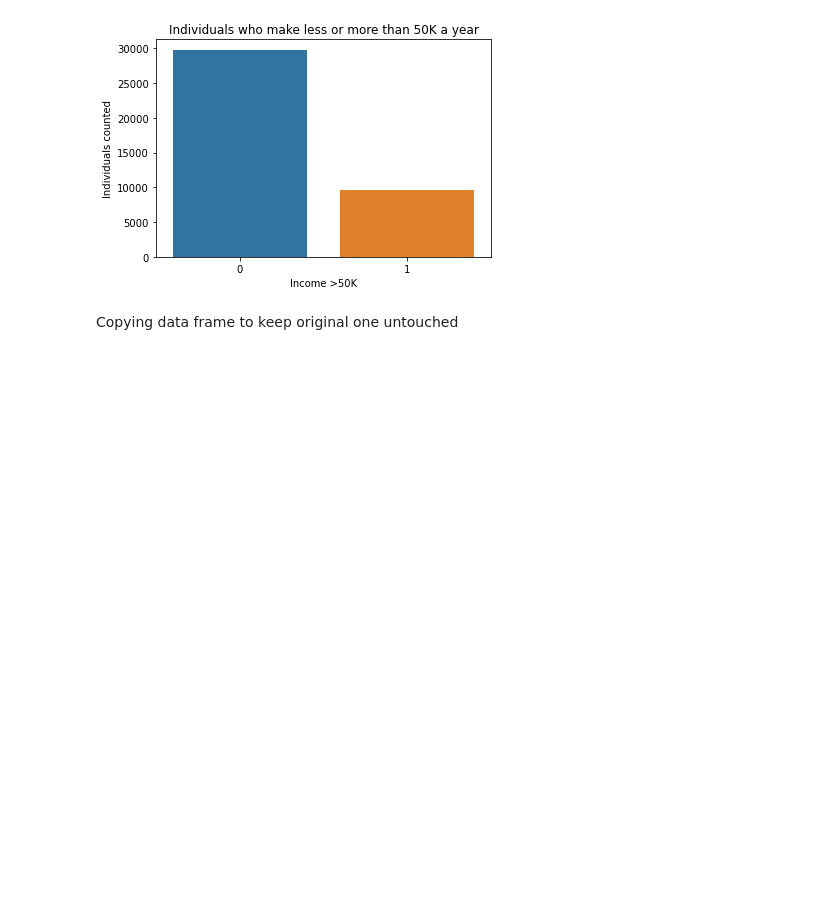
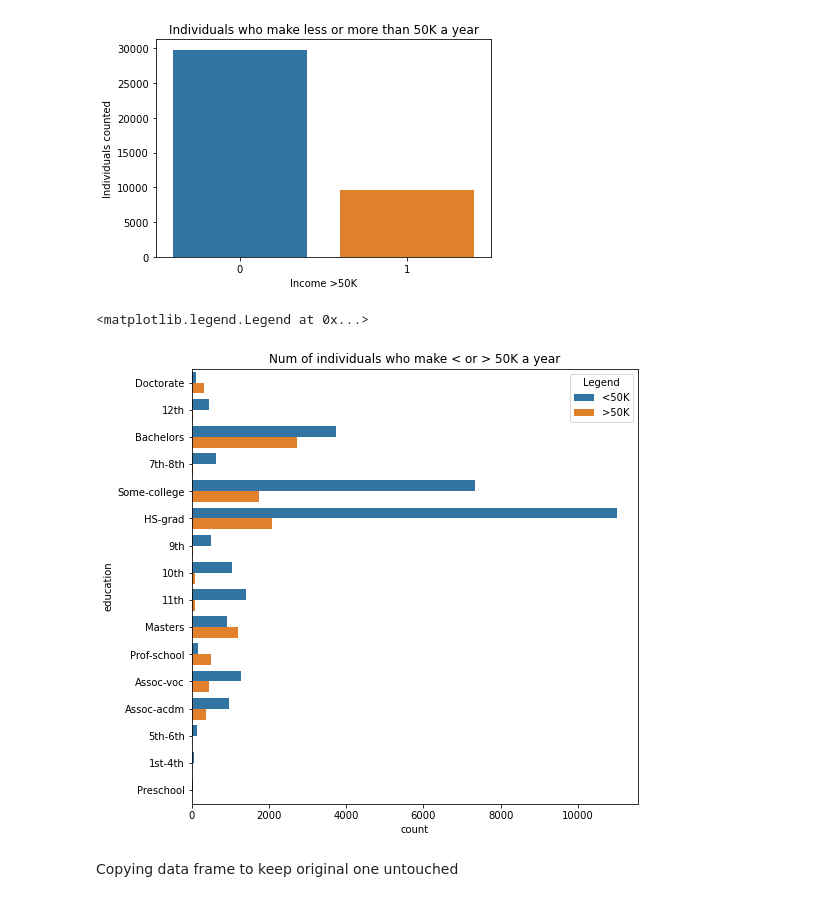
Before and after one commit to albetorres19/CapstoneSem2, a Jupyter notebook: index.ipynb, the cells around one changed output. Cells and saved outputs as stored; diff of their text form; code cells hidden in the pictures; blank space fills up the shorter version.

Commit message:
added bar plots

```diff
--- a/index.ipynb
+++ b/index.ipynb
@@ -114,6 +115,14 @@ plt.ylabel("Individuals counted")
 # %% [output]
 Text(0, 0.5, 'Individuals counted')
 [figure]
+# %%
+plt.figure(figsize=(8,8))
+# plt.set(title='individuals who make < or > 50K a year grouped by education')
+sns.countplot(y = "education", hue = "income_>50K", data = df).set(title='Num of individuals who make < or > 50K a year')
+plt.legend(title='Legend', loc='upper right', labels=['<50K', '>50K'])
+# %% [output]
+<matplotlib.legend.Legend at 0x...>
+[figure, added]
 # %% [markdown]
 Copying data frame to keep original one untouched
 # %%
```
Also changed, not shown: parts of 12 cells of this notebook, 1 other file.
